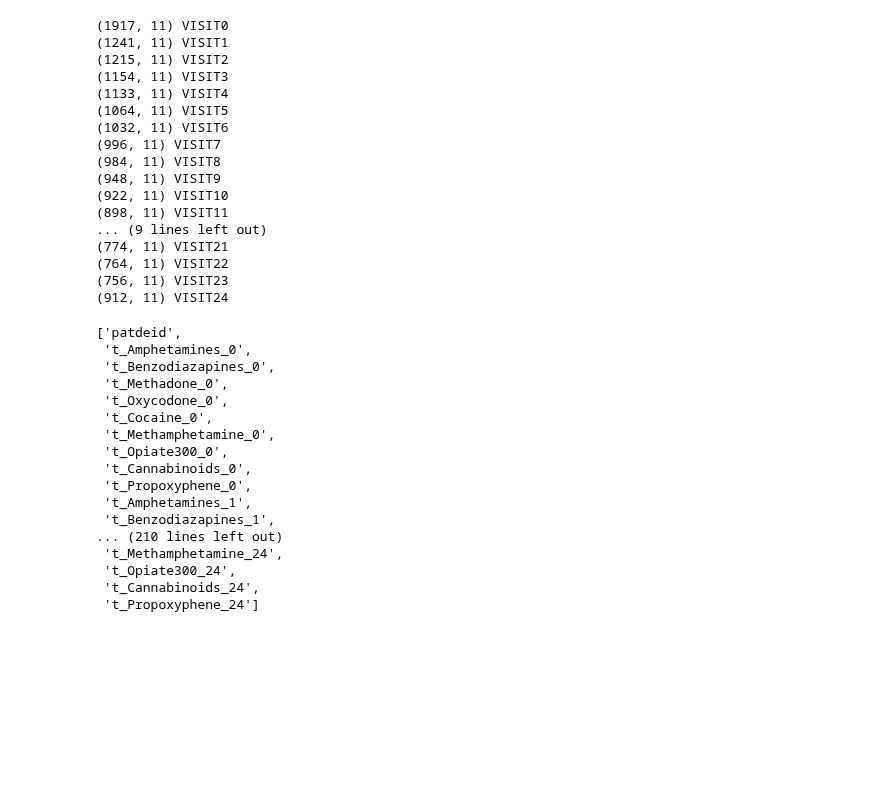
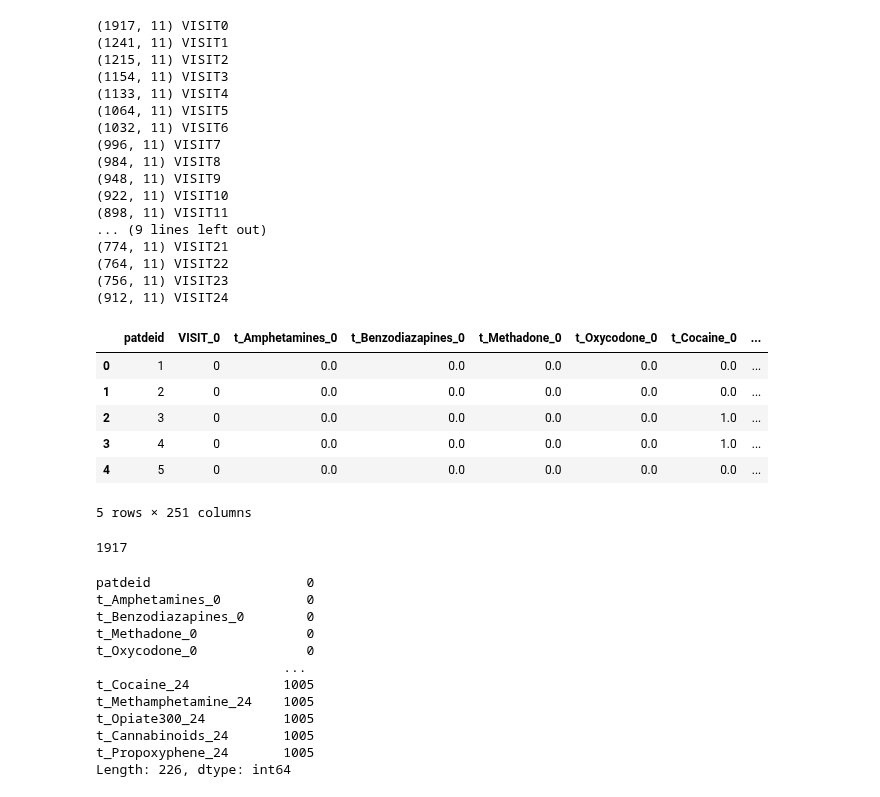
Before and after one commit to DanHerman212/oud_treatment_outcome, a Jupyter notebook: notebooks/Level_1_cleaning_feature_engineering/1- urine_drug_screen.ipynb, the cells around one changed output. Cells and saved outputs as stored; diff of their text form; code cells hidden in the pictures; blank space fills up the shorter version.

```diff
--- a/notebooks/Level_1_cleaning_feature_engineering/1- urine_drug_screen.ipynb
+++ b/notebooks/Level_1_cleaning_feature_engineering/1- urine_drug_screen.ipynb
@@ -403,26 +370,35 @@ for i in range(0,25):
         df = pd.merge(df, globals()['VISIT%s' % (i+1)], on='patdeid', how='left')
     else:
         pass
+# %%
+df[:5]
+# %% [output]
+|  | patdeid | VISIT_0 | t_Amphetamines_0 | t_Benzodiazapines_0 | t_Methadone_0 | t_Oxycodone_0 | t_Cocaine_0 | ... |
+| 0 | 1 | 0 | 0.0 | 0.0 | 0.0 | 0.0 | 0.0 | ... |
+| 1 | 2 | 0 | 0.0 | 0.0 | 0.0 | 0.0 | 0.0 | ... |
+| 2 | 3 | 0 | 0.0 | 0.0 | 0.0 | 0.0 | 1.0 | ... |
+| 3 | 4 | 0 | 0.0 | 0.0 | 0.0 | 0.0 | 1.0 | ... |
+| 4 | 5 | 0 | 0.0 | 0.0 | 0.0 | 0.0 | 0.0 | ... |
+5 rows × 251 columns
 # %%
 # remove columns that start with 'VISIT'
 df = df.drop(columns=[col for col in df.columns if col.startswith('VISIT')])
-# %%
-list(df.columns)
-# %% [output]
-['patdeid',
- 't_Amphetamines_0',
- 't_Benzodiazapines_0',
- 't_Methadone_0',
- 't_Oxycodone_0',
- 't_Cocaine_0',
- 't_Methamphetamine_0',
- 't_Opiate300_0',
- 't_Cannabinoids_0',
- 't_Propoxyphene_0',
- 't_Amphetamines_1',
- 't_Benzodiazapines_1',
-... (210 lines left out)
- 't_Methamphetamine_24',
- 't_Opiate300_24',
- 't_Cannabinoids_24',
- 't_Propoxyphene_24']
+# %%
+df.patdeid.nunique()
+# %% [output]
+1917
+# %%
+df.isnull().sum()
+# %% [output]
+patdeid                    0
+t_Amphetamines_0           0
+t_Benzodiazapines_0        0
+t_Methadone_0              0
+t_Oxycodone_0              0
+                        ...
+t_Cocaine_24            1005
+t_Methamphetamine_24    1005
+t_Opiate300_24          1005
+t_Cannabinoids_24       1005
+t_Propoxyphene_24       1005
+Length: 226, dtype: int64
```
Also changed, not shown: parts of 9 cells of this notebook, 23 other files.
